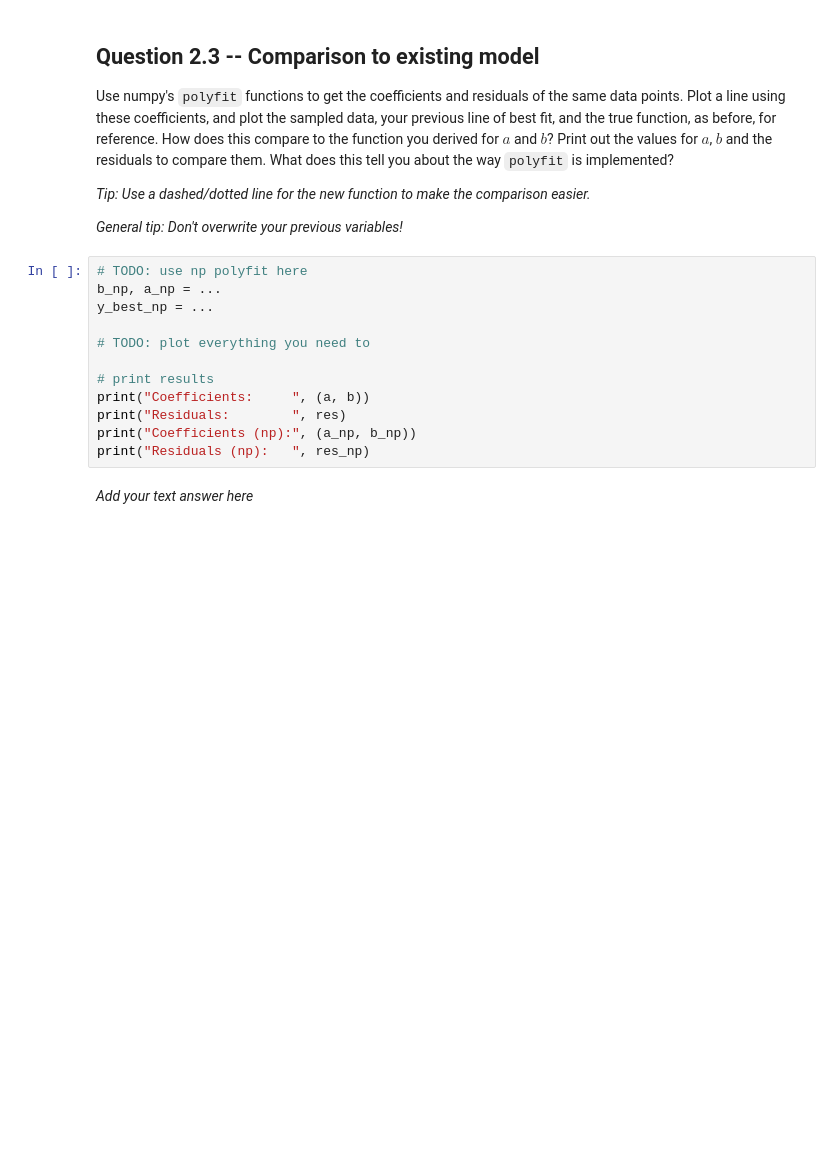
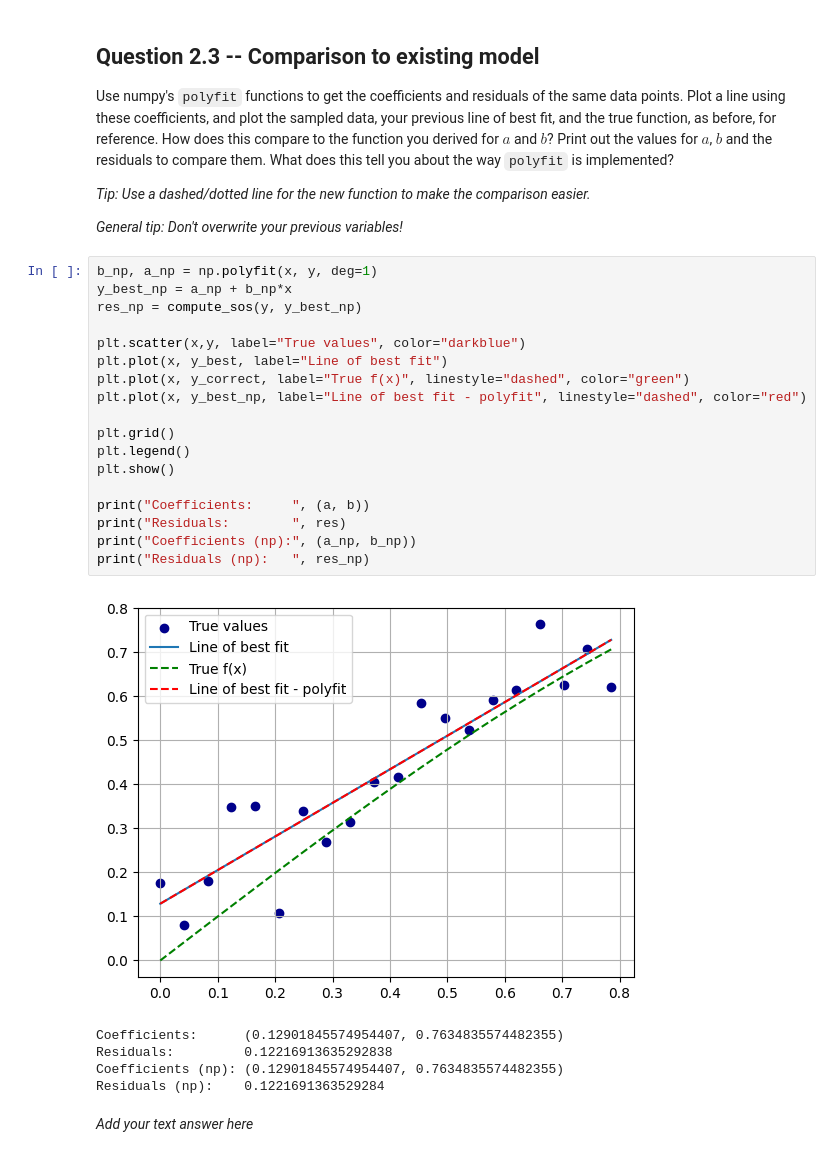
Before and after one commit to mrozalski/TMDL2024, a Jupyter notebook: week1/Assignment_1_Empty.ipynb, the cells around one changed output. Saved outputs shown, nothing was run; the diff lists cells and outputs as text; blank space fills up the shorter version.

```diff
--- a/week1/Assignment_1_Empty.ipynb
+++ b/week1/Assignment_1_Empty.ipynb
@@ -137,17 +183,29 @@ Use numpy's `polyfit` functions to get the coefficients and residuals of the sam
 
 *General tip: Don't overwrite your previous variables!*
 # %%
-# TODO: use np polyfit here
-b_np, a_np = ...
-y_best_np = ...
+b_np, a_np = np.polyfit(x, y, deg=1)
+y_best_np = a_np + b_np*x
+res_np = compute_sos(y, y_best_np)
 
-# TODO: plot everything you need to
+plt.scatter(x,y, label="True values", color="darkblue")
+plt.plot(x, y_best, label="Line of best fit")
+plt.plot(x, y_correct, label="True f(x)", linestyle="dashed", color="green")
+plt.plot(x, y_best_np, label="Line of best fit - polyfit", linestyle="dashed", color="red")
 
-# print results
+plt.grid()
+plt.legend()
+plt.show()
+
 print("Coefficients:     ", (a, b))
 print("Residuals:        ", res)
 print("Coefficients (np):", (a_np, b_np))
 print("Residuals (np):   ", res_np)
+# %% [output]
+[figure, added]
+Coefficients:      (0.12901845574954407, 0.7634835574482355)
+Residuals:         0.12216913635292838
+Coefficients (np): (0.12901845574954407, 0.7634835574482355)
+Residuals (np):    0.1221691363529284
 # %% [markdown]
 *Add your text answer here*
 # %% [markdown]
```
Also changed, not shown: parts of 2 cells of this notebook.
